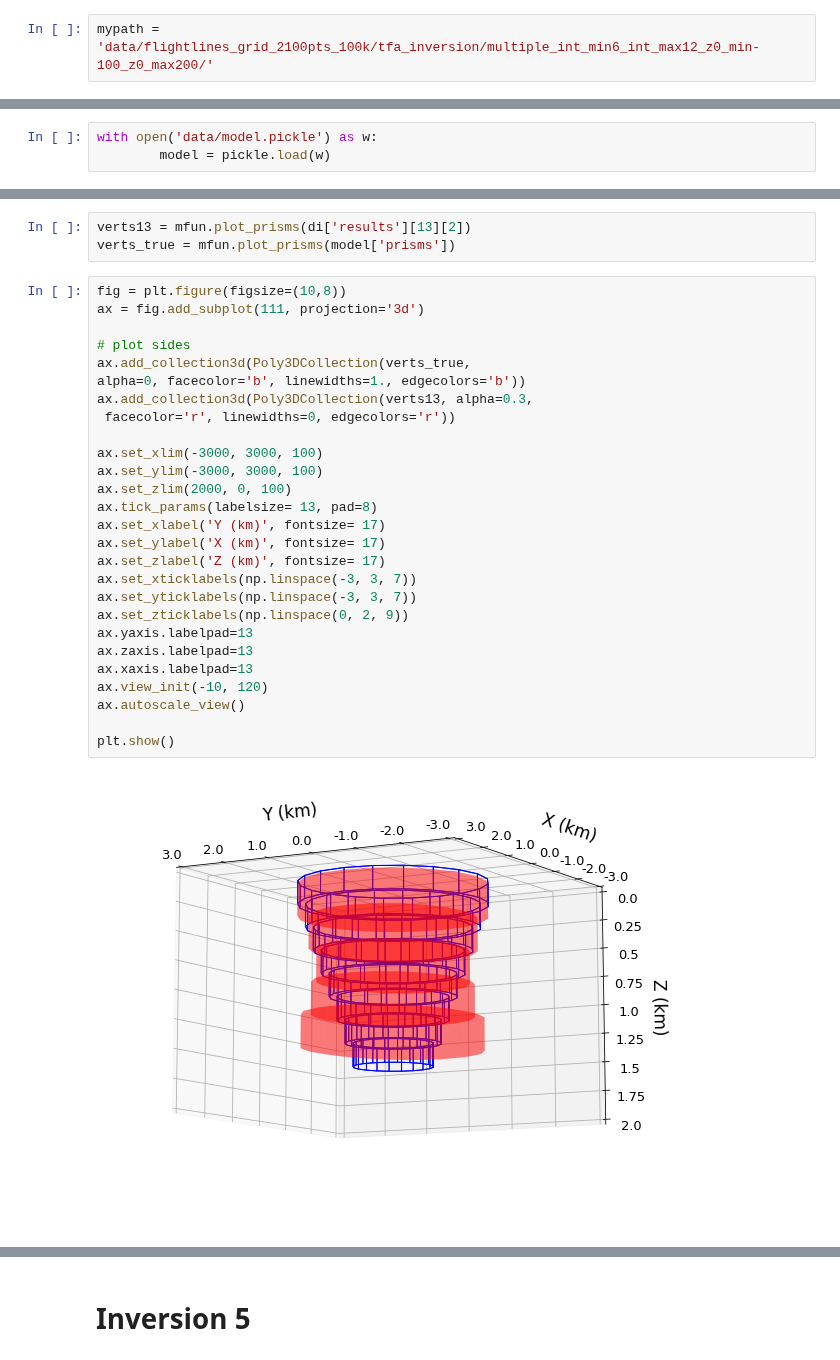
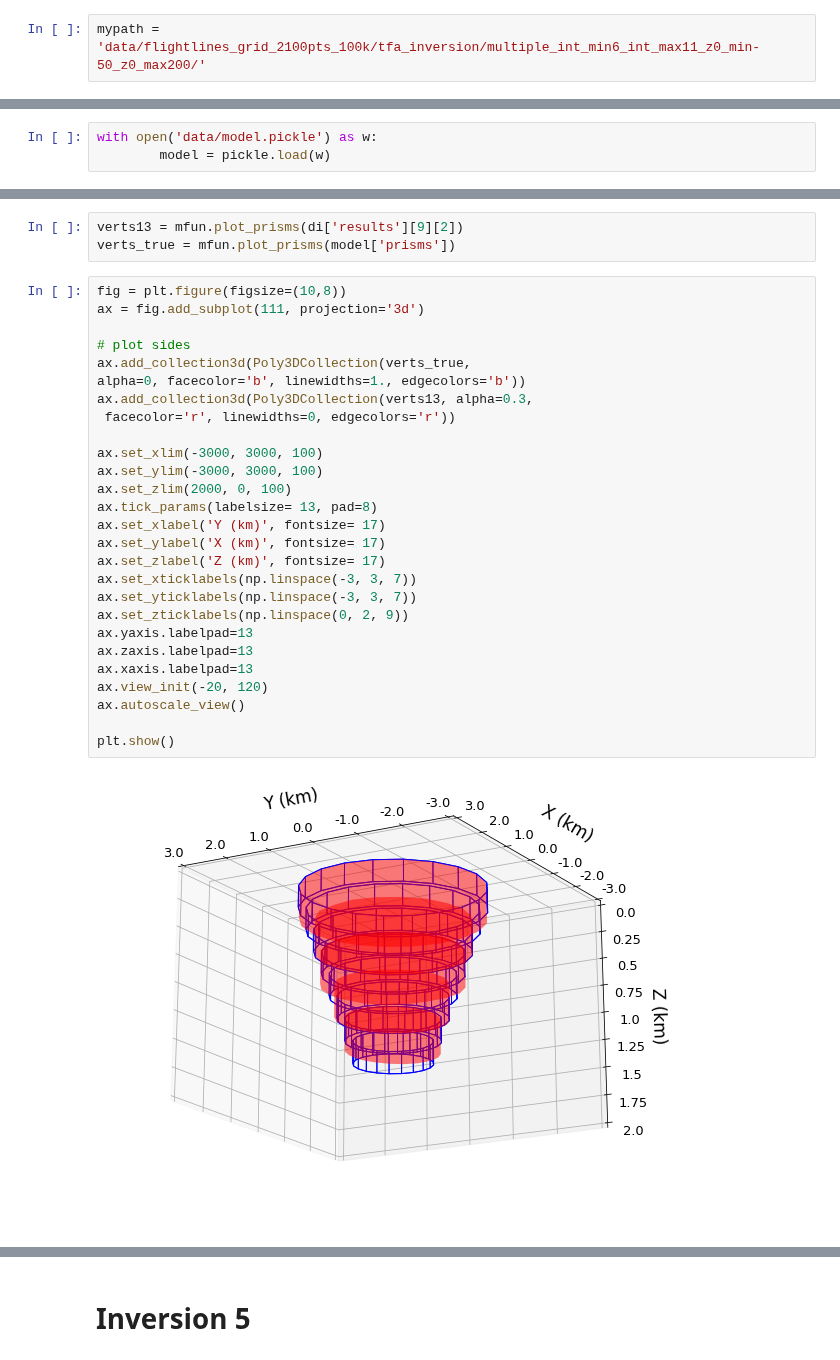
Before and after one commit to pinga-lab/magnetic-radial-inversion, a Jupyter notebook: code/kimberlite/convergence_curves.ipynb, the cells around one changed output, grey strips where cells are left out. Drawn from its saved outputs; the diff is of its cells as text.

```diff
--- a/code/kimberlite/convergence_curves.ipynb
+++ b/code/kimberlite/convergence_curves.ipynb
@@ -25,7 +25,7 @@ sys.path.insert(0, '../../code')
 import mag_polyprism_functions as mfun
 import mag_sphere_functions as msf
 # %%
-mypath = 'data/flightlines_grid_2100pts_100k/tfa_inversion/multiple_int_min6_int_max12_z0_min-100_z0_max200/'
+mypath = 'data/flightlines_grid_2100pts_100k/tfa_inversion/multiple_int_min6_int_max11_z0_min-50_z0_max200/'
 # %%
 with open(mypath+'inversion.pickle') as w:
         di = pickle.load(w)
@@ -112,33 +169,33 @@ plt.show()
 # %%
-verts13 = mfun.plot_prisms(di['results'][13][2])
+verts13 = mfun.plot_prisms(di['results'][9][2])
 verts_true = mfun.plot_prisms(model['prisms'])
 # %%
 fig = plt.figure(figsize=(10,8))
 ax = fig.add_subplot(111, projection='3d')
 
 # plot sides
 ax.add_collection3d(Poly3DCollection(verts_true,
 alpha=0, facecolor='b', linewidths=1., edgecolors='b'))
 ax.add_collection3d(Poly3DCollection(verts13, alpha=0.3,
  facecolor='r', linewidths=0, edgecolors='r'))
 
 ax.set_xlim(-3000, 3000, 100)
 ax.set_ylim(-3000, 3000, 100)
 ax.set_zlim(2000, 0, 100)
 ax.tick_params(labelsize= 13, pad=8)
 ax.set_xlabel('Y (km)', fontsize= 17)
 ax.set_ylabel('X (km)', fontsize= 17)
 ax.set_zlabel('Z (km)', fontsize= 17)
 ax.set_xticklabels(np.linspace(-3, 3, 7))
 ax.set_yticklabels(np.linspace(-3, 3, 7))
 ax.set_zticklabels(np.linspace(0, 2, 9))
 ax.yaxis.labelpad=13
 ax.zaxis.labelpad=13
 ax.xaxis.labelpad=13
-ax.view_init(-10, 120)
+ax.view_init(-20, 120)
 ax.autoscale_view()
 
 plt.show()
 # %% [output]
-[figure, old version]
+[figure, new version]
 # %% [markdown]
```
Also changed, not shown: parts of 25 cells of this notebook, 26 other files.
